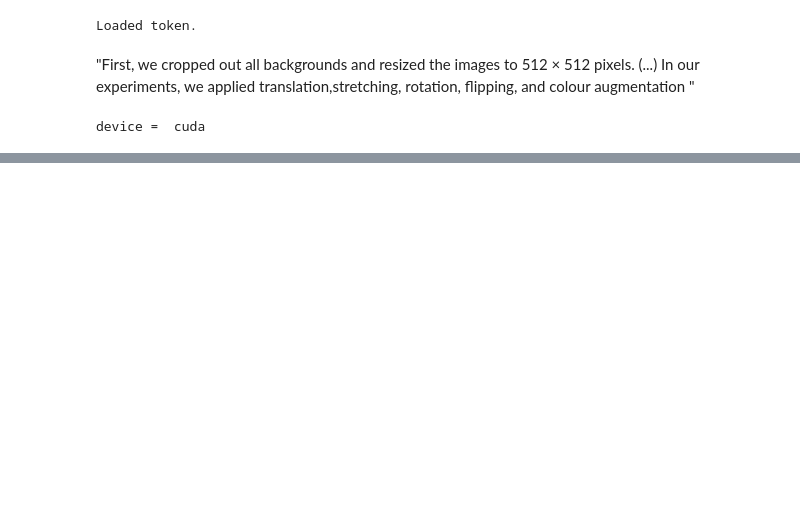
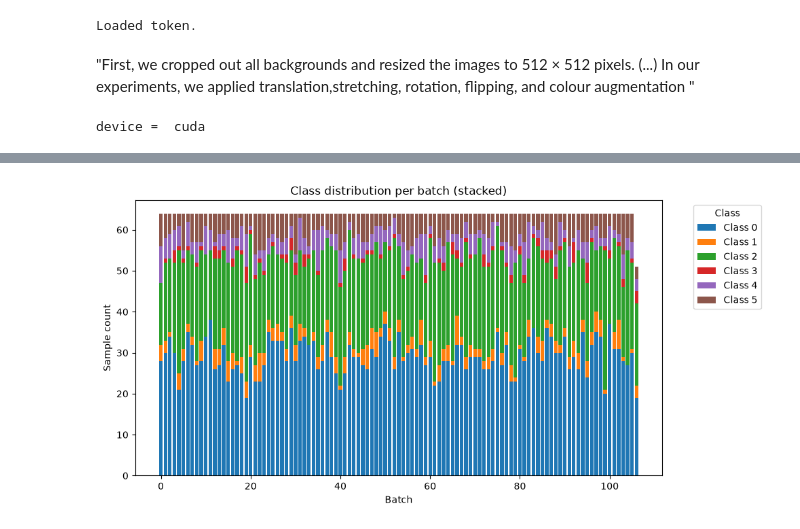
Before and after one commit to SaNita9/mlsp_experiments, a Jupyter notebook: convnext.ipynb, the cells around one changed output, grey strips where cells are left out. Saved outputs shown, nothing was run; the diff lists cells and outputs as text; code cells hidden in the pictures; blank space fills up the shorter version.

```diff
--- a/convnext.ipynb
+++ b/convnext.ipynb
@@ -95,11 +95,17 @@ transform_eval = transforms.Compose([
     transforms.ToTensor(),
 ])
 # %%
+import time
 class DDR_Dataset(Dataset):
-    def __init__(self, root, mode, transform=None):
-        self.img_dir = os.path.join(root, mode)
+    def __init__(self, root, mode, transform=None, small=True, print_stats=False):
+        if small:
+            dir_name = mode + "512"
+        else:
+            dir_name = mode
+        self.img_dir = os.path.join(root, dir_name)
         self.transform = transform
         self.data = []
+        self.print_stats = print_stats
 
         labels_file = mode + ".txt"
         path = os.path.join(root, labels_file)
@@ -115,13 +121,17 @@ class DDR_Dataset(Dataset):
         return len(self.data)
 
     def __getitem__(self, index):
+        t0 = time.time()
         img_name, label = self.data[index]
         img_path = os.path.join(self.img_dir, img_name)
         img = Image.open(img_path).convert("RGB")
+        t1 = time.time()
 
         if self.transform:
             img = self.transform(img)
-
+        t2 = time.time()
+        if self.print_stats:
+            print(f"load: {(t1-t0)*1000:.1f}ms, transform: {(t2-t1)*1000:.1f}ms")
         return img, label
 # %%
 root = "./ddr/DDR-dataset/DR_grading"
@@ -205,0 +278,34 @@ Epoch  Train Loss  Train Acc  Val Loss  Val Acc
+# %%
+import matplotlib.pyplot as plt
+def see_distribution(trainloader):
+
+  class_proportions = []
+  for _, labels in trainloader:
+    labels_cpu = labels.cpu().numpy()
+    class_nums = np.bincount(labels_cpu, minlength=6)
+    class_proportions.append(class_nums)
+
+  data = np.array(class_proportions)          # shape: (num_batches, num_classes)
+  num_batches, num_classes = data.shape
+  batch_idx = np.arange(num_batches)
+
+  # --- Option 1: Stacked bar chart (total batch size visible, class share within it) ---
+  fig, ax = plt.subplots(figsize=(10, 5))
+  bottom = np.zeros(num_batches)
+  for c in range(num_classes):
+      ax.bar(batch_idx, data[:, c], bottom=bottom, label=f'Class {c}')
+      bottom += data[:, c]
+
+  ax.set_xlabel('Batch')
+  ax.set_ylabel('Sample count')
+  ax.set_title('Class distribution per batch (stacked)')
+  ax.legend(title='Class', bbox_to_anchor=(1.05, 1), loc='upper left')
+  plt.tight_layout()
+  plt.show()
+
+
+
+trainloader, _, _ = get_dataloaders(42)
+see_distribution(trainloader)
+# %% [output]
+[figure, added]
```
Also changed, not shown: parts of 7 cells of this notebook.
